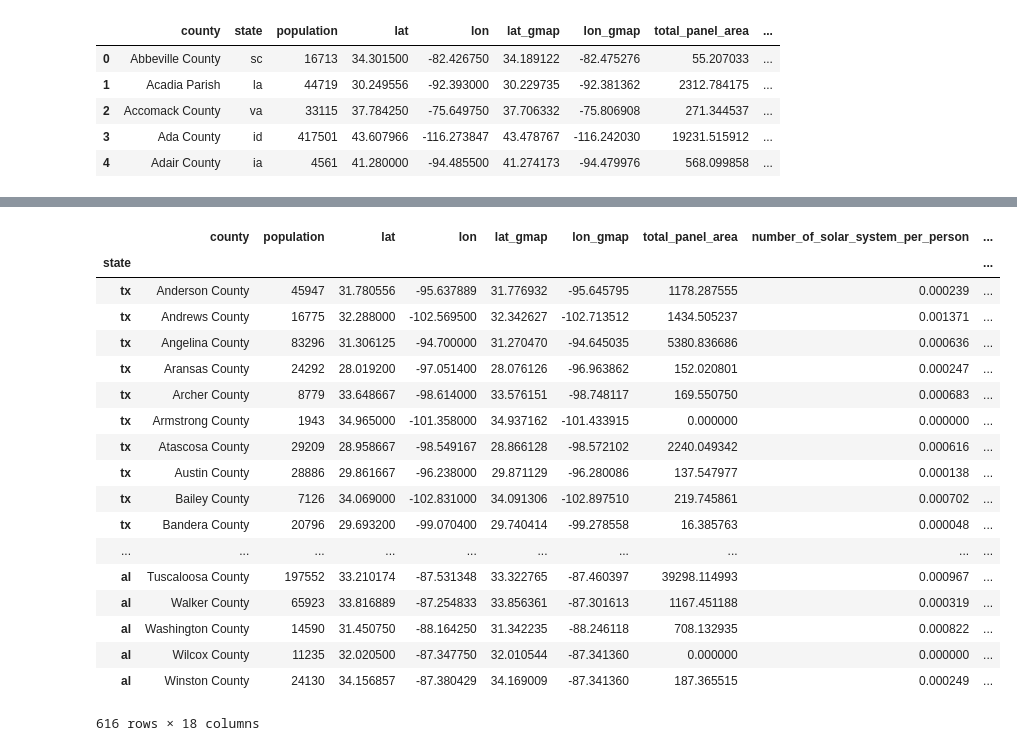
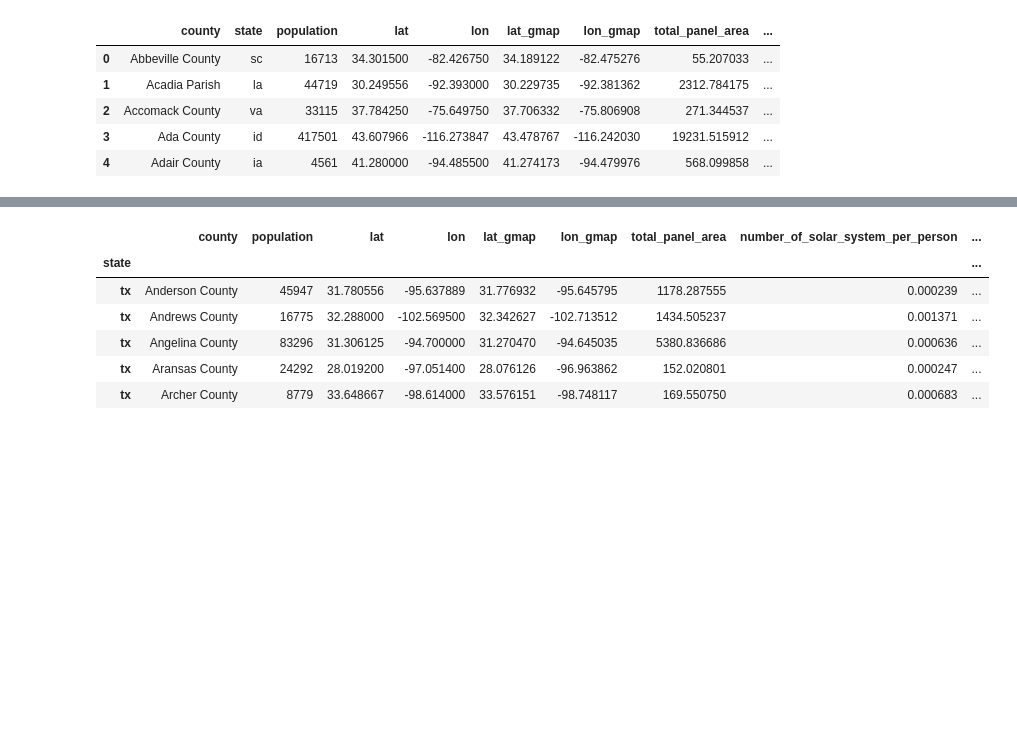
Before and after one commit to myoung12/Data_Boot_Camp_Project_1, a Jupyter notebook: notebooks/Mark_Analysis.ipynb, the cells around one changed output, grey strips where cells are left out. Saved outputs shown, nothing was run; the diff lists cells and outputs as text; code cells hidden in the pictures; blank space fills up the shorter version.

```diff
--- a/notebooks/Mark_Analysis.ipynb
+++ b/notebooks/Mark_Analysis.ipynb
@@ -34,6 +37,9 @@ solar_df.head()
 # %%
 #create new column for total county income
 solar_df["county_personal_income"]=solar_df["population"]*solar_df["per_capita_income"]
+solar_df["total_dem_voters_weighted"]=solar_df["population"]*solar_df["voting_2016_dem_percentage"]
+
+#create units of measure in transposed data (visual way to see categories and values in one column)
 units_df=solar_df.head(3).T
 units_df.to_csv("../data/Units_Data.csv", index=True, header=True, encoding = "ISO-8859-1")
 # %%
@@ -47,20 +53,25 @@ grouped_location = solar_df.groupby(["county", "state"])
 
 location_df = pd.DataFrame()
 
-#pull in target dependent variable data
+#pull in target dependent variable data for total panel area and number of solar systems per person
 location_df["total_panel_area"]=grouped_location["total_panel_area"].sum()
 location_df["number_of_solar_system_per_person"]=grouped_location["solar_system_count"].sum()/grouped_location["population"].sum()
 
 #pull in independent variables on welfare
 location_df["per_capita_income"]=grouped_location["county_personal_income"].sum()/grouped_location["population"].sum()
+location_df["voting_2016_dem_weighted"]=grouped_location["total_dem_voters_weighted"].sum()/grouped_location["population"].sum()
 
+#pull in other independent variables for study from dataset that require means
 independent_var = ["housing_unit_median_value",
                    "daily_solar_radiation", "electricity_price_residential", "electricity_price_commercial",
-                   "electricity_price_industrial", "incentive_count_residential", "incentive_count_nonresidential", "education_high_school_graduate_rate", "voting_2016_dem_percentage"]
+                   "electricity_price_industrial", "incentive_count_residential", "incentive_count_nonresidential",
+                   "education_high_school_graduate_rate"]
 
+#repeated task on groupby object to find mean of all independent variables described above
 def grouped_mean(x):
     location_df[x] = grouped_location[x].mean()
 
+#create groupby objects for each independent variable
 for var in independent_var:
     grouped_mean(var)
 
@@ -170,30 +153,19 @@ new_df.to_csv("../data/Solar_Data.csv", index=False, header=True, encoding = "IS
 # %%
 #What's up with Louisiana?
 
+#create state level data for Louisiana and surrounding states to generate heat map
 state_all_df = new_df.set_index("state")
 state_df = state_all_df.loc[["tx", "la", "ok", "ar", "ms", "al"]]
 
-state_df
+state_df.head()
 # %% [output]
 |  | county | population | lat | lon | lat_gmap | lon_gmap | total_panel_area | number_of_solar_system_per_person | ... |
 | state |  |  |  |  |  |  |  |  | ... |
 | tx | Anderson County | 45947 | 31.780556 | -95.637889 | 31.776932 | -95.645795 | 1178.287555 | 0.000239 | ... |
 | tx | Andrews County | 16775 | 32.288000 | -102.569500 | 32.342627 | -102.713512 | 1434.505237 | 0.001371 | ... |
 | tx | Angelina County | 83296 | 31.306125 | -94.700000 | 31.270470 | -94.645035 | 5380.836686 | 0.000636 | ... |
 | tx | Aransas County | 24292 | 28.019200 | -97.051400 | 28.076126 | -96.963862 | 152.020801 | 0.000247 | ... |
 | tx | Archer County | 8779 | 33.648667 | -98.614000 | 33.576151 | -98.748117 | 169.550750 | 0.000683 | ... |
-| tx | Armstrong County | 1943 | 34.965000 | -101.358000 | 34.937162 | -101.433915 | 0.000000 | 0.000000 | ... |
-| tx | Atascosa County | 29209 | 28.958667 | -98.549167 | 28.866128 | -98.572102 | 2240.049342 | 0.000616 | ... |
-| tx | Austin County | 28886 | 29.861667 | -96.238000 | 29.871129 | -96.280086 | 137.547977 | 0.000138 | ... |
-| tx | Bailey County | 7126 | 34.069000 | -102.831000 | 34.091306 | -102.897510 | 219.745861 | 0.000702 | ... |
-| tx | Bandera County | 20796 | 29.693200 | -99.070400 | 29.740414 | -99.278558 | 16.385763 | 0.000048 | ... |
-| ... | ... | ... | ... | ... | ... | ... | ... | ... | ... |
-| al | Tuscaloosa County | 197552 | 33.210174 | -87.531348 | 33.322765 | -87.460397 | 39298.114993 | 0.000967 | ... |
-| al | Walker County | 65923 | 33.816889 | -87.254833 | 33.856361 | -87.301613 | 1167.451188 | 0.000319 | ... |
-| al | Washington County | 14590 | 31.450750 | -88.164250 | 31.342235 | -88.246118 | 708.132935 | 0.000822 | ... |
-| al | Wilcox County | 11235 | 32.020500 | -87.347750 | 32.010544 | -87.341360 | 0.000000 | 0.000000 | ... |
-| al | Winston County | 24130 | 34.156857 | -87.380429 | 34.169009 | -87.341360 | 187.365515 | 0.000249 | ... |
-616 rows × 18 columns
 # %%
 #create_map function for two layered map
 #x is heat map variable
```
Also changed, not shown: parts of 10 cells of this notebook, 7 other files.
